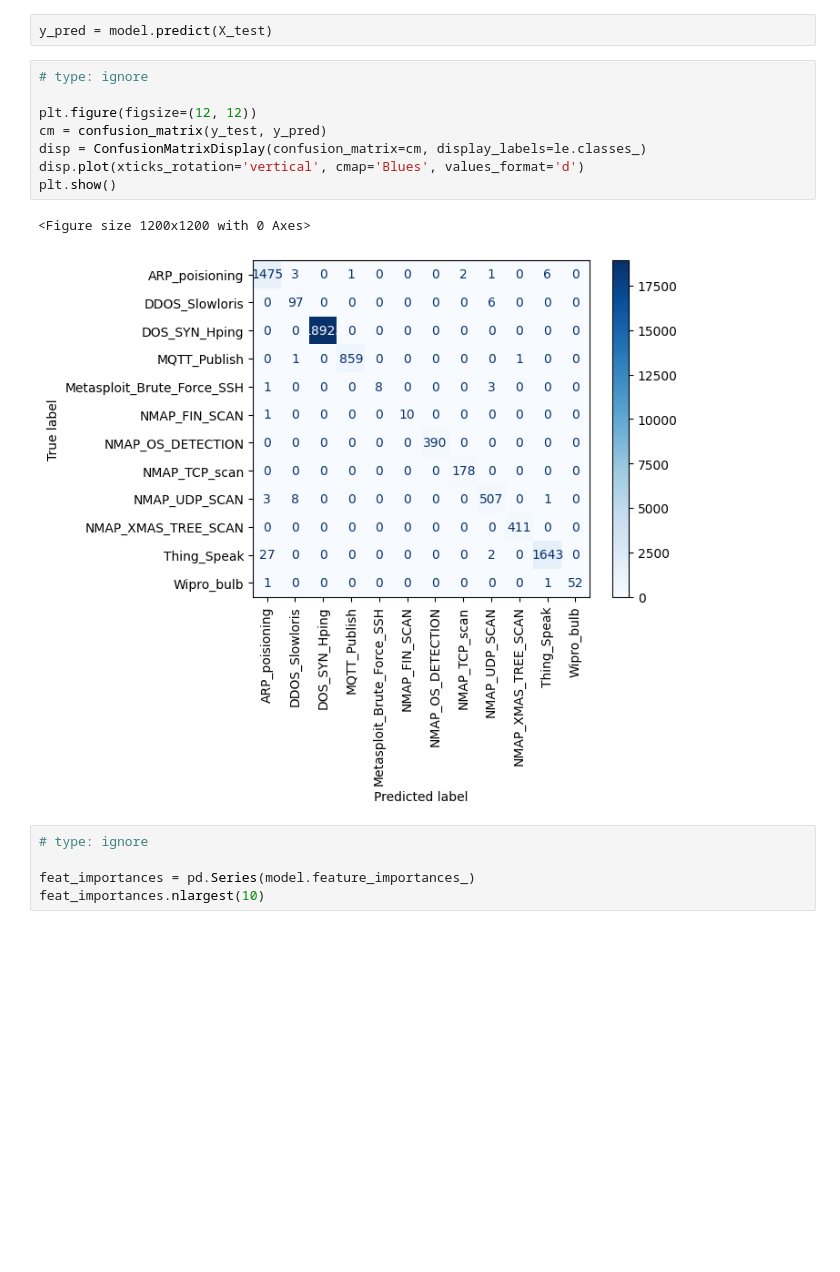
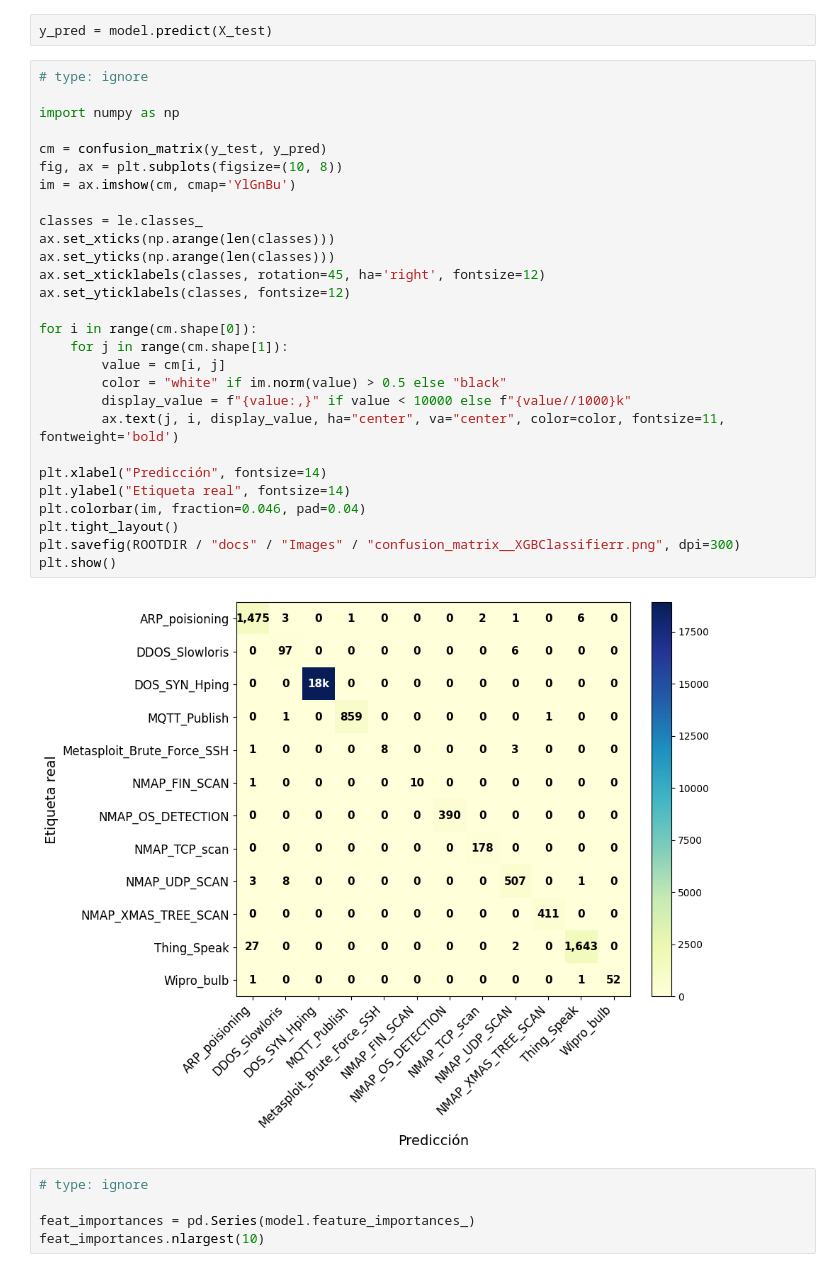
Before and after one commit to MauroGonzalez51/rt-iot, a Jupyter notebook: src/notebooks/002.ipynb, the cells around one changed output. Drawn from its saved outputs; the diff is of its cells as text; blank space fills up the shorter version.

```diff
--- a/src/notebooks/002.ipynb
+++ b/src/notebooks/002.ipynb
@@ -51,14 +51,33 @@ y_pred = model.predict(X_test)
 # %%
 # type: ignore
 
-plt.figure(figsize=(12, 12))
+import numpy as np
+
 cm = confusion_matrix(y_test, y_pred)
-disp = ConfusionMatrixDisplay(confusion_matrix=cm, display_labels=le.classes_)
-disp.plot(xticks_rotation='vertical', cmap='Blues', values_format='d')
+fig, ax = plt.subplots(figsize=(10, 8))
+im = ax.imshow(cm, cmap='YlGnBu')
+
+classes = le.classes_
+ax.set_xticks(np.arange(len(classes)))
+ax.set_yticks(np.arange(len(classes)))
+ax.set_xticklabels(classes, rotation=45, ha='right', fontsize=12)
+ax.set_yticklabels(classes, fontsize=12)
+
+for i in range(cm.shape[0]):
+    for j in range(cm.shape[1]):
+        value = cm[i, j]
+        color = "white" if im.norm(value) > 0.5 else "black"
+        display_value = f"{value:,}" if value < 10000 else f"{value//1000}k"
+        ax.text(j, i, display_value, ha="center", va="center", color=color, fontsize=11, fontweight='bold')
+
+plt.xlabel("Predicción", fontsize=14)
+plt.ylabel("Etiqueta real", fontsize=14)
+plt.colorbar(im, fraction=0.046, pad=0.04)
+plt.tight_layout()
+plt.savefig(ROOTDIR / "docs" / "Images" / "confusion_matrix__XGBClassifierr.png", dpi=300)
 plt.show()
 # %% [output]
-<Figure size 1200x1200 with 0 Axes>
-[figure, old version]
+[figure, new version]
 # %%
 # type: ignore
 
```
Also changed, not shown: 21 other files.
